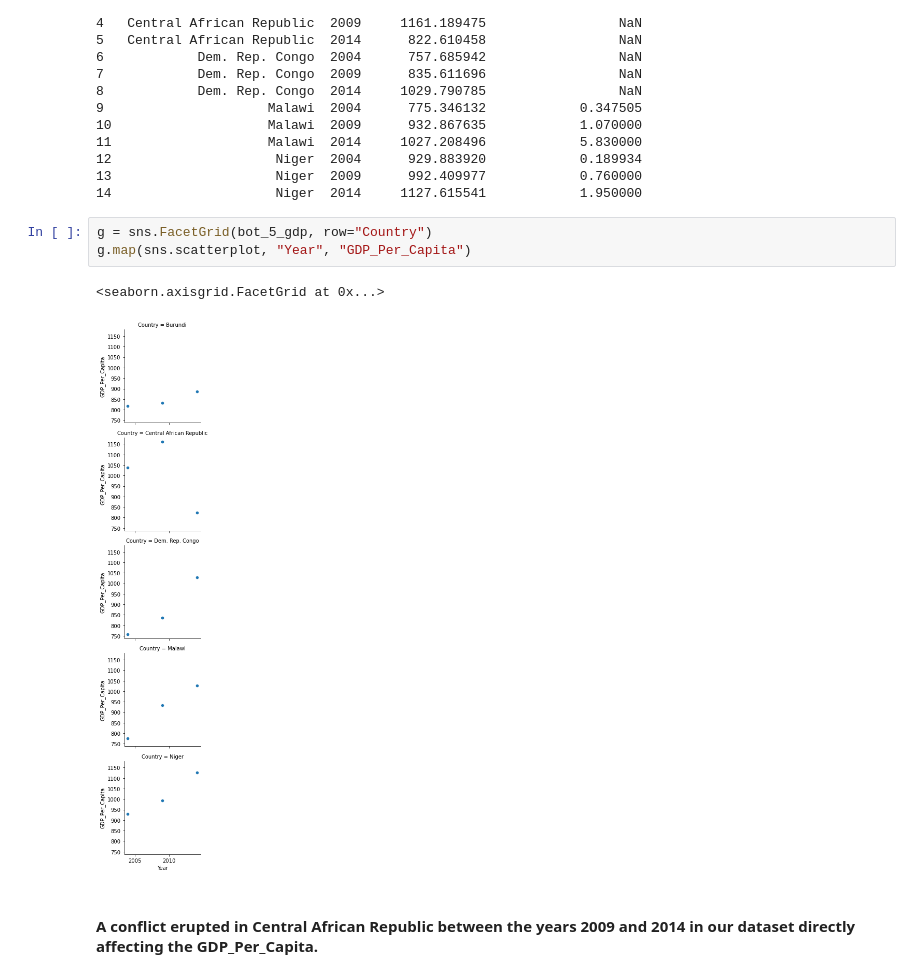
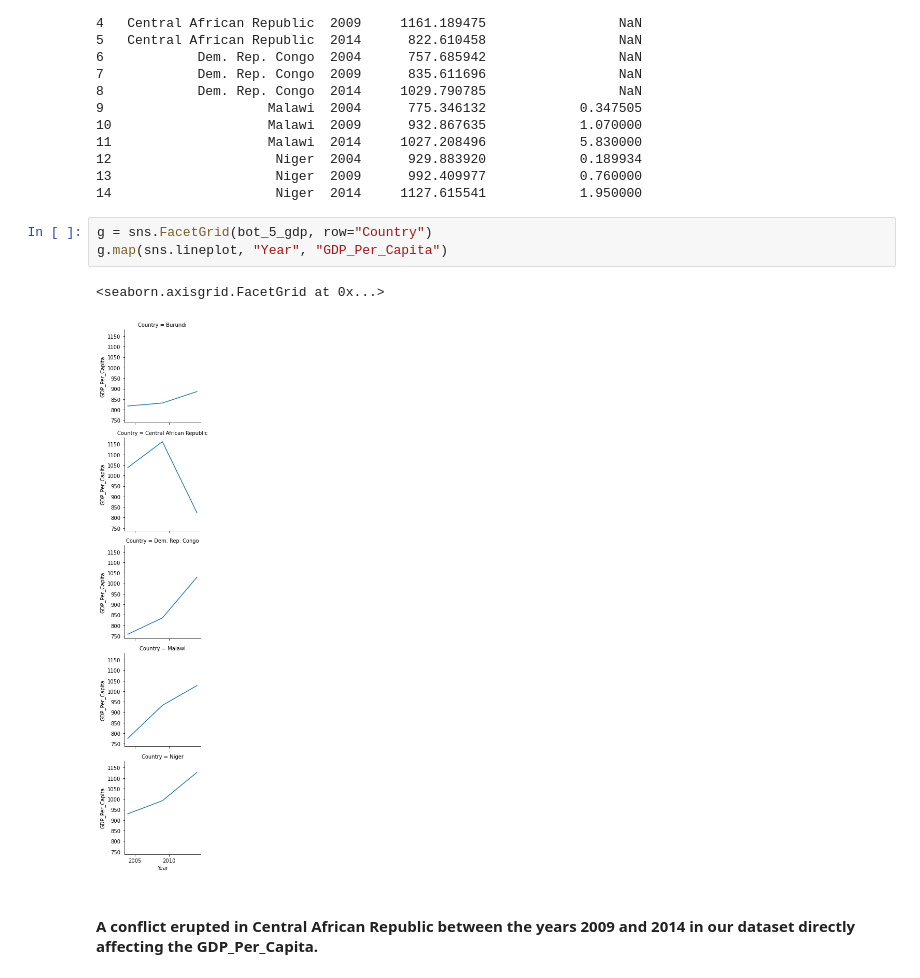
Before and after one commit to NSS-Data-Analytics-Cohort-6/gdp-and-internet-usage-robschulteis, a Jupyter notebook: notebook/GDP .ipynb, the cells around one changed output. Saved outputs shown, nothing was run; the diff lists cells and outputs as text.

```diff
--- a/notebook/GDP .ipynb
+++ b/notebook/GDP .ipynb
@@ -554,9 +554,9 @@ print(bot_5_gdp)
 14                     Niger  2014     1127.615541            1.950000
 # %%
 g = sns.FacetGrid(bot_5_gdp, row="Country")
-g.map(sns.scatterplot, "Year", "GDP_Per_Capita")
+g.map(sns.lineplot, "Year", "GDP_Per_Capita")
 # %% [output]
 <seaborn.axisgrid.FacetGrid at 0x...>
-[figure, old version]
+[figure, new version]
 # %% [markdown]
 #### A conflict erupted in Central African Republic between the years 2009 and 2014 in our dataset directly affecting the GDP_Per_Capita.
```
Also changed, not shown: parts of 3 cells of this notebook.
